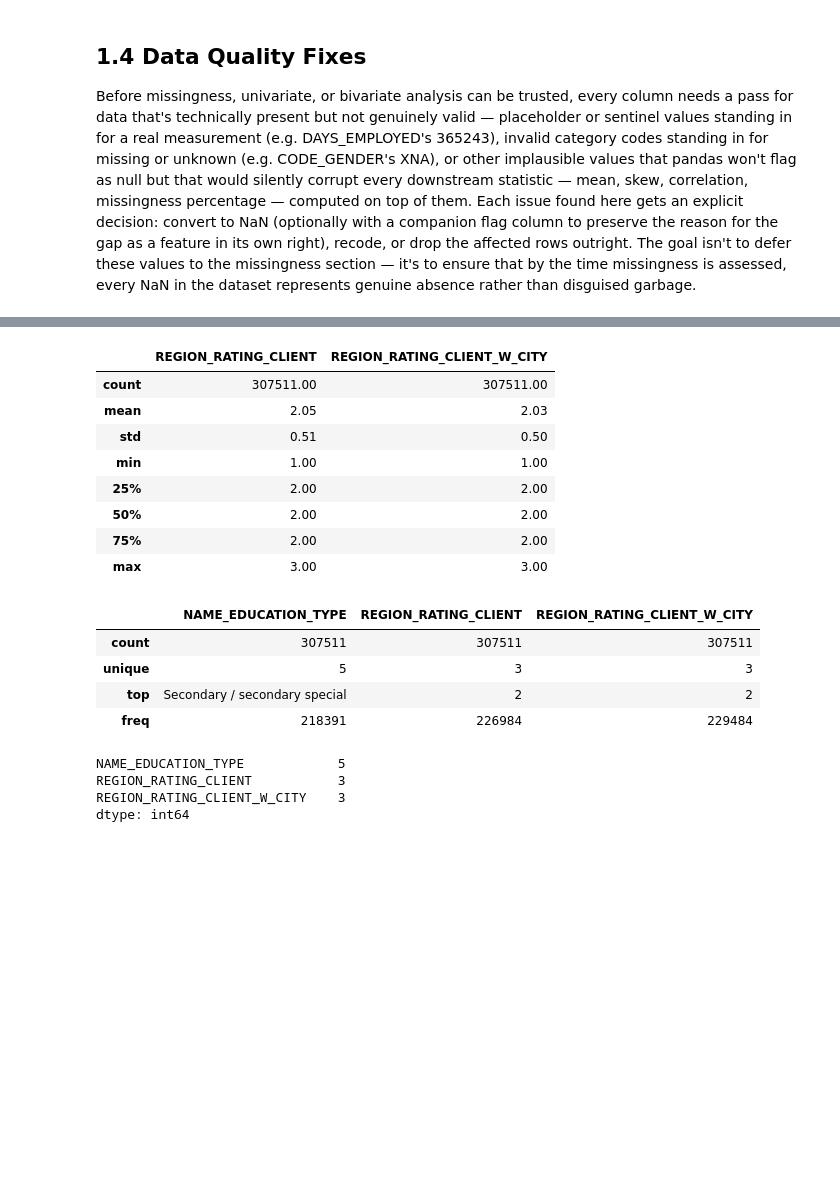
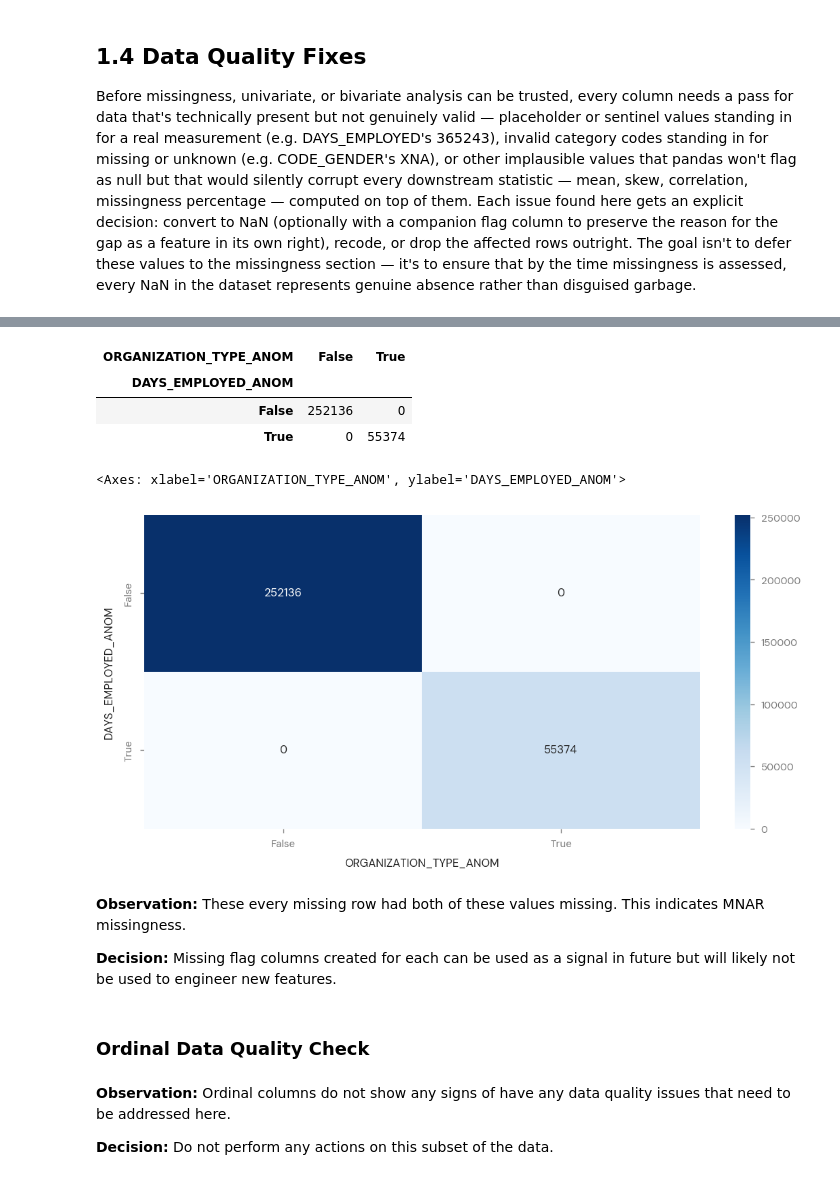
Before and after one commit to smallchuch/CreditRiskLearning, a Jupyter notebook: Projects/HCDR Project/2. Exploratory Data Analysis/exploratory_data_analysis.ipynb, the cells around one changed output, grey strips where cells are left out. Drawn from its saved outputs; the diff is of its cells as text; code cells hidden in the pictures; blank space fills up the shorter version.

Commit message:
Missingness started

```diff
--- a/Projects/HCDR Project/2. Exploratory Data Analysis/exploratory_data_analysis.ipynb
+++ b/Projects/HCDR Project/2. Exploratory Data Analysis/exploratory_data_analysis.ipynb
@@ -700,3 +473,7 @@ dtype: int64
 description_index['AMT_REQ_CREDIT_BUREAU_QRT']
 
 df['AMT_REQ_CREDIT_BUREAU_QRT'].value_counts()
+
+df['AMT_REQ_CREDIT_BUREAU_QRT'].dtype
+
+df = df.drop(df[df['AMT_REQ_CREDIT_BUREAU_QRT'] == 261].index)
@@ -756,0 +494,22 @@ dtype: int64
+# %%
+# CODE_GENDER Fixing - 'XNA" Entry
+
+
+df['CODE_GENDER_ANOM'] = df['CODE_GENDER'] == 'XNA'
+
+df['CODE_GENDER_ANOM'].value_counts()
+
+df['CODE_GENDER'] = df['CODE_GENDER'].replace('XNA', pd.NA)
+
+df['CODE_GENDER'].value_counts()
+# %%
+# ORGANIZATION_TYPE Fixing - 'XNA" Entry
+
+
+df['ORGANIZATION_TYPE_ANOM'] = df['ORGANIZATION_TYPE'] == 'XNA'
+
+df['ORGANIZATION_TYPE_ANOM'].value_counts()
+
+df['ORGANIZATION_TYPE'] = df['ORGANIZATION_TYPE'].replace('XNA', pd.NA)
+
+df['ORGANIZATION_TYPE'].value_counts()
@@ -757,3 +522,20 @@ dtype: int64
+# %%
+pd.crosstab(df['DAYS_EMPLOYED_ANOM'], df['ORGANIZATION_TYPE_ANOM'])
+
+sns.heatmap(pd.crosstab(df['AM'], df['ORGANIZATION_TYPE_ANOM']), annot=True, fmt='d', cmap='Blues')
+# %% [output]
+| ORGANIZATION_TYPE_ANOM | False | True |
+| DAYS_EMPLOYED_ANOM |  |  |
+| False | 252136 | 0 |
+| True | 0 | 55374 |
+<Axes: xlabel='ORGANIZATION_TYPE_ANOM', ylabel='DAYS_EMPLOYED_ANOM'>
+[figure, added]
+# %% [markdown]
+**Observation:** These every missing row had both of these values missing. This indicates MNAR missingness.
+
+**Decision:** Missing flag columns created for each can be used as a signal in future but will likely not be used to engineer new features.
+# %% [markdown]
+### Ordinal Data Quality Check
 # %%
 # Data Quality - ordinal type check
 
@@ -762,22 +544,7 @@ df[ordinal_cols].describe()
 df[ordinal_cols].astype(str).describe()
 
 df[ordinal_cols].nunique()
-# %% [output]
-|  | REGION_RATING_CLIENT | REGION_RATING_CLIENT_W_CITY |
-| count | 307511.00 | 307511.00 |
-| mean | 2.05 | 2.03 |
-| std | 0.51 | 0.50 |
-| min | 1.00 | 1.00 |
-| 25% | 2.00 | 2.00 |
-| 50% | 2.00 | 2.00 |
-| 75% | 2.00 | 2.00 |
-| max | 3.00 | 3.00 |
-|  | NAME_EDUCATION_TYPE | REGION_RATING_CLIENT | REGION_RATING_CLIENT_W_CITY |
-| count | 307511 | 307511 | 307511 |
-| unique | 5 | 3 | 3 |
-| top | Secondary / secondary special | 2 | 2 |
-| freq | 218391 | 226984 | 229484 |
-NAME_EDUCATION_TYPE            5
-REGION_RATING_CLIENT           3
-REGION_RATING_CLIENT_W_CITY    3
-dtype: int64
+# %% [markdown]
+**Observation:** Ordinal columns do not show any signs of have any data quality issues that need to be addressed here.
+
+**Decision:** Do not perform any actions on this subset of the data.
```
Also changed, not shown: parts of 30 cells of this notebook.
